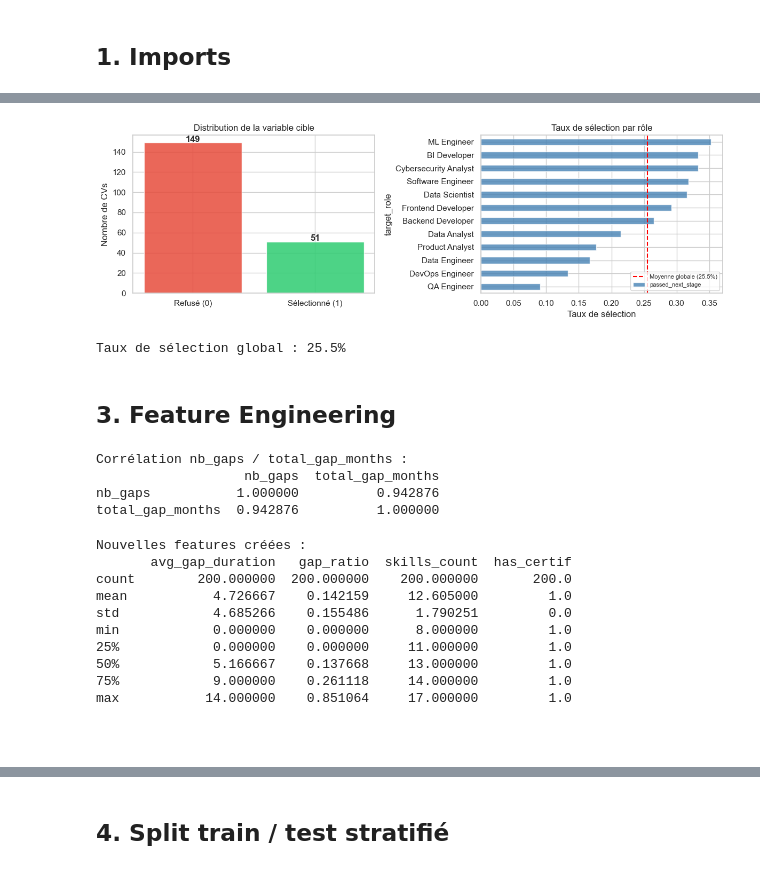
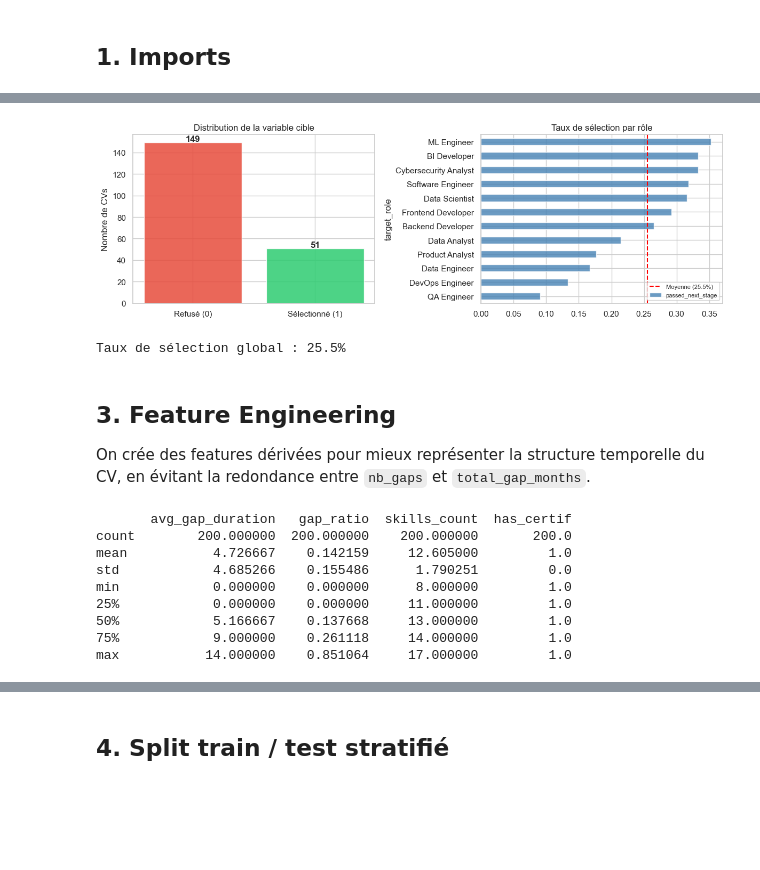
Before and after one commit to dlz-dev/CVision, a Jupyter notebook: backend/notebooks/classification_cv_V2.ipynb, the cells around one changed output, grey strips where cells are left out. Cells and saved outputs as stored; diff of their text form; code cells hidden in the pictures; blank space fills up the shorter version.

```diff
--- a/backend/notebooks/classification_cv_V2.ipynb
+++ b/backend/notebooks/classification_cv_V2.ipynb
@@ -100,67 +86,53 @@ dtype: int64
 # %%
 fig, axes = plt.subplots(1, 2, figsize=(12, 4))
 
-# Distribution de la cible
+# Distribution de la variable cible
 counts = df['passed_next_stage'].value_counts()
 axes[0].bar(['Refusé (0)', 'Sélectionné (1)'], counts.values,
             color=['#e74c3c', '#2ecc71'], alpha=0.85, edgecolor='white')
 axes[0].set_title('Distribution de la variable cible')
 axes[0].set_ylabel('Nombre de CVs')
 for i, v in enumerate(counts.values):
     axes[0].text(i, v + 1, str(v), ha='center', fontweight='bold')
 
-# Taux de sélection par rôle
+# Taux de sélection par rôle (utile pour déceler des biais)
 role_rate = df.groupby('target_role')['passed_next_stage'].mean().sort_values()
 role_rate.plot(kind='barh', ax=axes[1], color='steelblue', alpha=0.8)
 axes[1].set_title('Taux de sélection par rôle')
-axes[1].set_xlabel('Taux de sélection')
 axes[1].axvline(df['passed_next_stage'].mean(), color='red', linestyle='--',
-                label=f"Moyenne globale ({df['passed_next_stage'].mean():.1%})")
+                label=f"Moyenne ({df['passed_next_stage'].mean():.1%})")
 axes[1].legend(fontsize=8)
 
 plt.tight_layout()
 plt.show()
-
 print(f"Taux de sélection global : {df['passed_next_stage'].mean():.1%}")
 # %% [output]
-[figure, old version]
+[figure, new version]
 Taux de sélection global : 25.5%
-# %% [markdown]
-## 3. Feature Engineering
-# %%
-# 3.1  Vérification des corrélations problématiques
-print("Corrélation nb_gaps / total_gap_months :")
-print(df[['nb_gaps', 'total_gap_months']].corr())
-print()
-
-# 3.2  Nouvelles features combinées
-# Durée moyenne d'un gap (remplace la redondance nb_gaps + total_gap_months)
-df['avg_gap_duration'] = df['total_gap_months'] / (df['nb_gaps'] + 1)
-
-# Part du temps passé en gap par rapport à la carrière totale
-df['gap_ratio'] = df['total_gap_months'] / (
-    df['total_experience_years'] * 12 + df['total_gap_months'] + 1
-)
-# %% [output]
-Corrélation nb_gaps / total_gap_months :
-                   nb_gaps  total_gap_months
-nb_gaps           1.000000          0.942876
-total_gap_months  0.942876          1.000000
+# %% [markdown]
+## 3. Feature Engineering
+
+On crée des features dérivées pour mieux représenter la structure temporelle du CV,
+en évitant la redondance entre `nb_gaps` et `total_gap_months`.
 # %%
-# 3.3 Nombre de skills listés
+# Durée moyenne d'un gap : résout la colinéarité nb_gaps / total_gap_months
+df['avg_gap_duration'] = df['total_gap_months'] / (df['nb_gaps'] + 1)
+
+# Part de la carrière passée en gap (signal de stabilité)
+df['gap_ratio'] = df['total_gap_months'] / (
+    df['total_experience_years'] * 12 + df['total_gap_months'] + 1
+)
+
+# Nombre de skills distincts listés
 df['skills_count'] = df['skills'].fillna('').apply(
     lambda x: len([s.strip() for s in x.split(',') if s.strip()])
 )
 
-# 3.4 Indicateur binaire : a des certifications ?
-df['has_certif'] = (
-    df['certifications'].fillna('').str.strip().ne('')
-).astype(int)
+# Présence de certifications (binaire)
+df['has_certif'] = df['certifications'].fillna('').str.strip().ne('').astype(int)
 
-print("Nouvelles features créées :")
 print(df[['avg_gap_duration', 'gap_ratio', 'skills_count', 'has_certif']].describe())
 # %% [output]
-Nouvelles features créées :
        avg_gap_duration   gap_ratio  skills_count  has_certif
 count        200.000000  200.000000    200.000000       200.0
 mean           4.726667    0.142159     12.605000         1.0
@@ -170,6 +142,4 @@ min            0.000000    0.000000      8.000000         1.0
 50%            5.166667    0.137668     13.000000         1.0
 75%            9.000000    0.261118     14.000000         1.0
 max           14.000000    0.851064     17.000000         1.0
-# %% [markdown]
-#
 # %%
```
Also changed, not shown: parts of 52 cells of this notebook, 1 other file.
